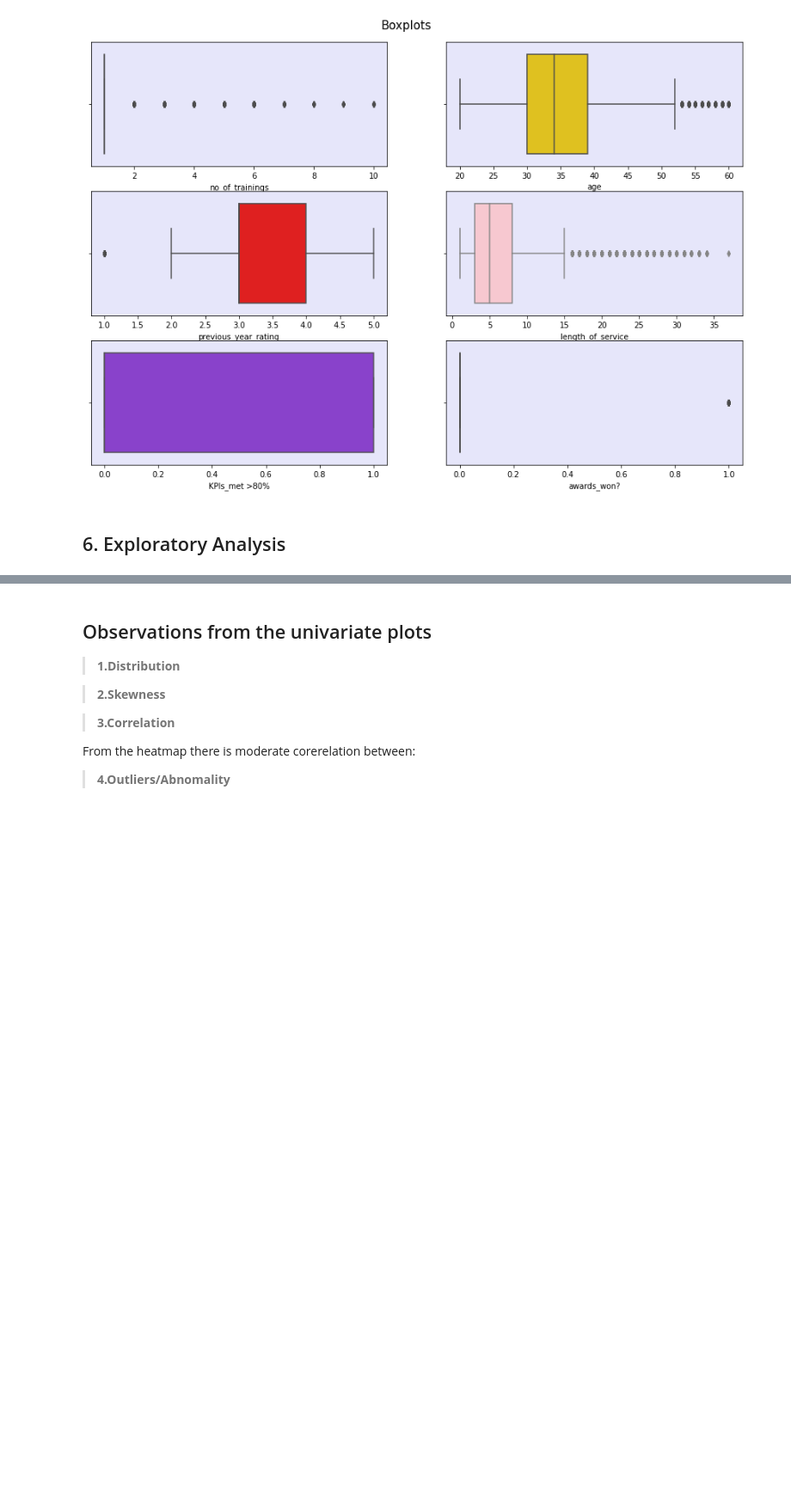
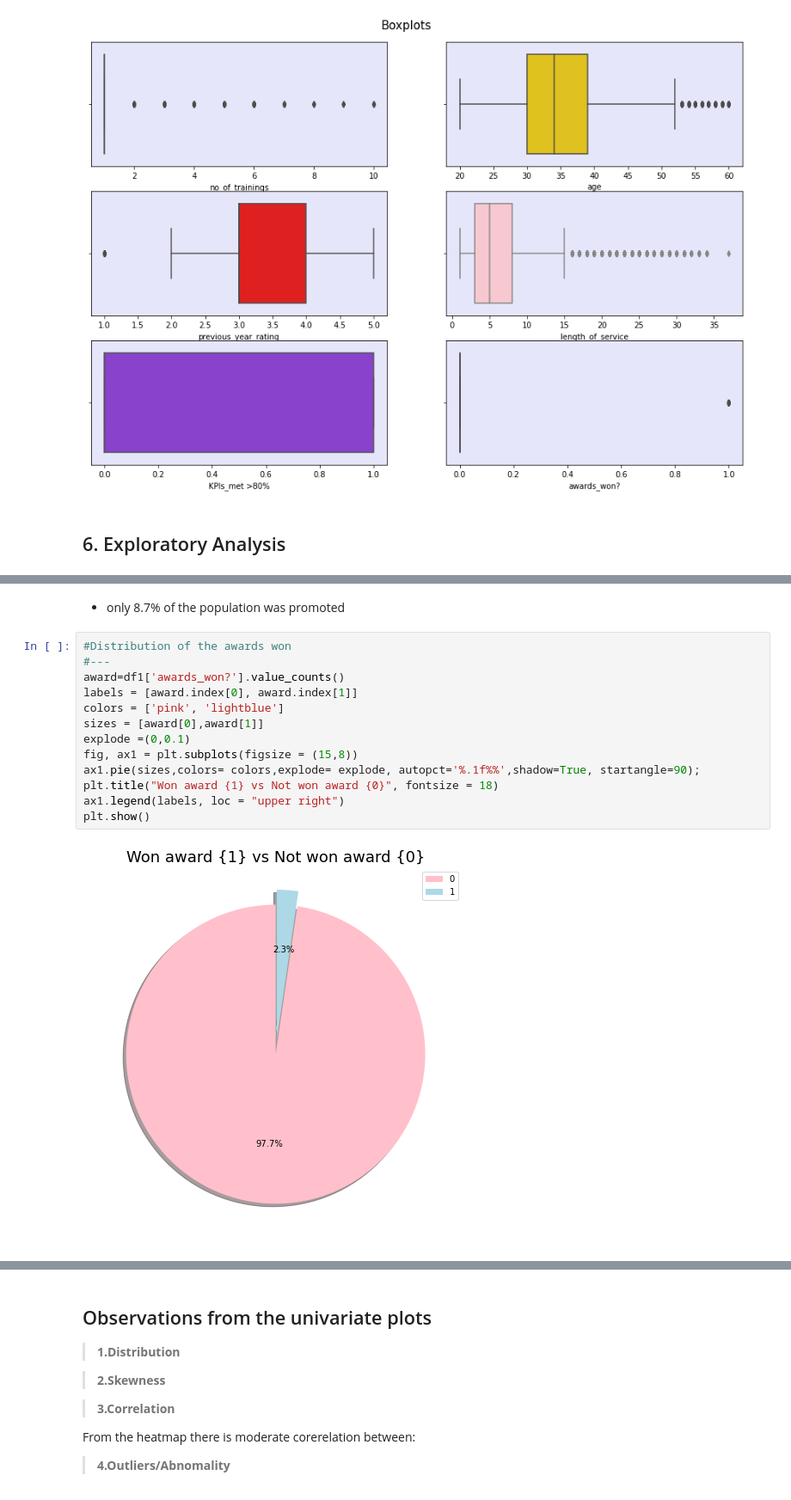
Before and after one commit to abel-keya/employee_promotion_recommender, a Jupyter notebook: employee_recomender_system_group5_cci.ipynb, the cells around one changed output, grey strips where cells are left out. Shown at 86% size. Saved outputs shown, nothing was run; the diff lists cells and outputs as text; blank space fills up the shorter version.

```diff
--- a/employee_recomender_system_group5_cci.ipynb
+++ b/employee_recomender_system_group5_cci.ipynb
@@ -426,3 +445,20 @@ ax1.legend(labels, loc = "upper right")
 plt.show()
 # %% [output]
 [figure]
+# %% [markdown]
+- only 8.7% of the population was promoted
+# %%
+#Distribution of the awards won
+#---
+award=df1['awards_won?'].value_counts()
+labels = [award.index[0], award.index[1]]
+colors = ['pink', 'lightblue']
+sizes = [award[0],award[1]]
+explode =(0,0.1)
+fig, ax1 = plt.subplots(figsize = (15,8))
+ax1.pie(sizes,colors= colors,explode= explode, autopct='%.1f%%',shadow=True, startangle=90);
+plt.title("Won award {1} vs Not won award {0}", fontsize = 18)
+ax1.legend(labels, loc = "upper right")
+plt.show()
+# %% [output]
+[figure, added]
```
Also changed, not shown: parts of 35 cells of this notebook.
